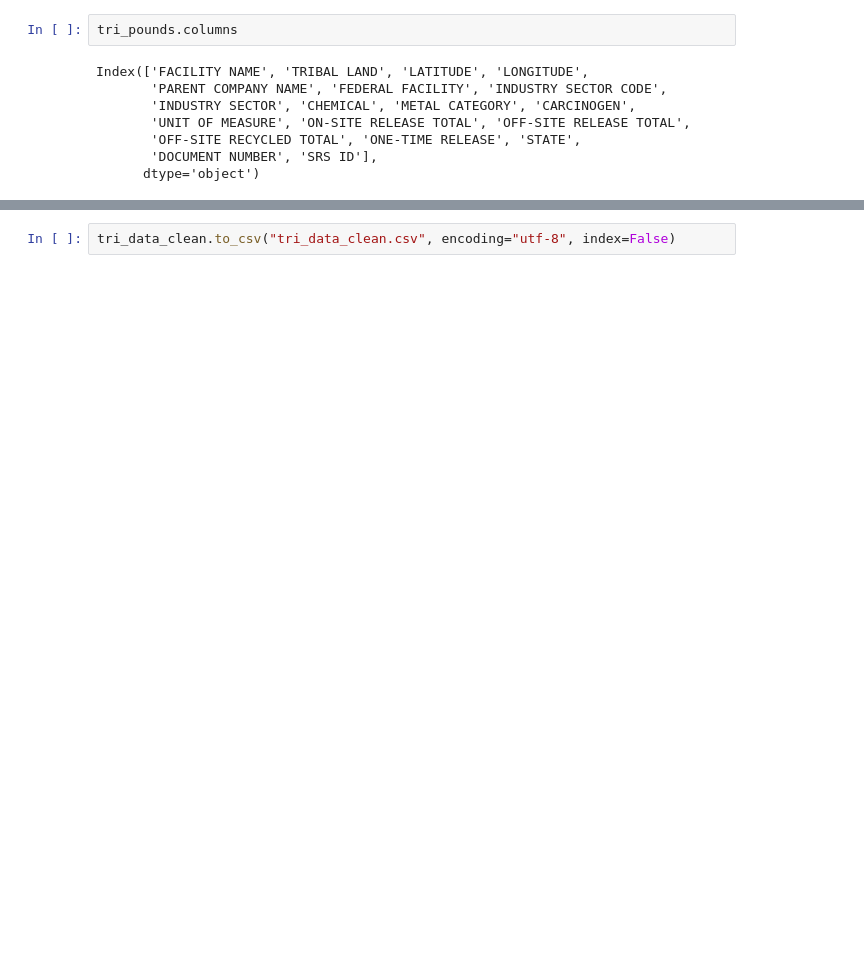
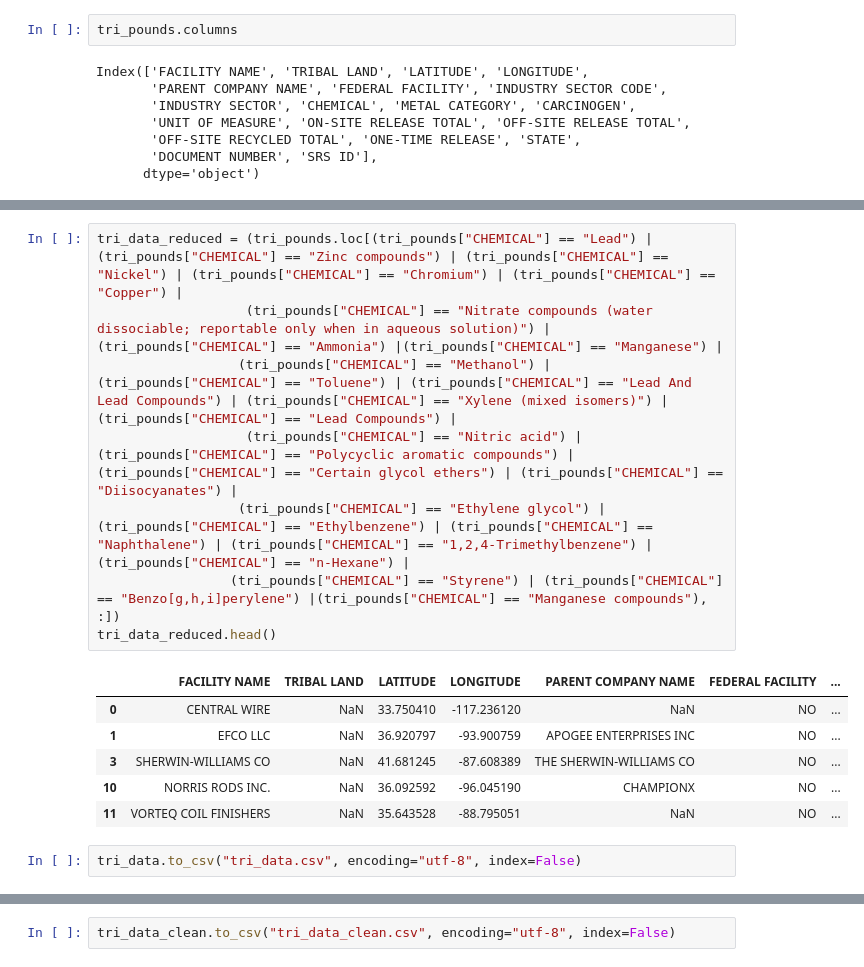
Before and after one commit to lathamlm/Project-03, a Jupyter notebook: cleaning_data.ipynb, the cells around one changed output, grey strips where cells are left out. Drawn from its saved outputs; the diff is of its cells as text; blank space fills up the shorter version.

Commit message:
morning commit
cleaned up jupyter code and cleaned data based on group feedback

```diff
--- a/cleaning_data.ipynb
+++ b/cleaning_data.ipynb
@@ -108,3 +108,20 @@ tri_data_clean
 | 77466 | 1321220193674 | CAPITOL STAMPINGS CORP | NaN | WI | 43.060700 | -87.947770 | NO | ... |
 | 77467 | 1321220358612 | CHERRY AEROSPACE | BERKSHIRE HATHAWAY INC | CA | 33.716353 | -117.855996 | NO | ... |
 76659 rows × 19 columns
+# %%
+tri_data_reduced = (tri_pounds.loc[(tri_pounds["CHEMICAL"] == "Lead") | (tri_pounds["CHEMICAL"] == "Zinc compounds") | (tri_pounds["CHEMICAL"] == "Nickel") | (tri_pounds["CHEMICAL"] == "Chromium") | (tri_pounds["CHEMICAL"] == "Copper") |
+                   (tri_pounds["CHEMICAL"] == "Nitrate compounds (water dissociable; reportable only when in aqueous solution)") | (tri_pounds["CHEMICAL"] == "Ammonia") |(tri_pounds["CHEMICAL"] == "Manganese") |
+                  (tri_pounds["CHEMICAL"] == "Methanol") | (tri_pounds["CHEMICAL"] == "Toluene") | (tri_pounds["CHEMICAL"] == "Lead And Lead Compounds") | (tri_pounds["CHEMICAL"] == "Xylene (mixed isomers)") | (tri_pounds["CHEMICAL"] == "Lead Compounds") |
+                   (tri_pounds["CHEMICAL"] == "Nitric acid") | (tri_pounds["CHEMICAL"] == "Polycyclic aromatic compounds") | (tri_pounds["CHEMICAL"] == "Certain glycol ethers") | (tri_pounds["CHEMICAL"] == "Diisocyanates") |
+                  (tri_pounds["CHEMICAL"] == "Ethylene glycol") | (tri_pounds["CHEMICAL"] == "Ethylbenzene") | (tri_pounds["CHEMICAL"] == "Naphthalene") | (tri_pounds["CHEMICAL"] == "1,2,4-Trimethylbenzene") | (tri_pounds["CHEMICAL"] == "n-Hexane") |
+                 (tri_pounds["CHEMICAL"] == "Styrene") | (tri_pounds["CHEMICAL"] == "Benzo[g,h,i]perylene") |(tri_pounds["CHEMICAL"] == "Manganese compounds"), :])
+tri_data_reduced.head()
+# %% [output]
+|  | FACILITY NAME | TRIBAL LAND | LATITUDE | LONGITUDE | PARENT COMPANY NAME | FEDERAL FACILITY | ... |
+| 0 | CENTRAL WIRE | NaN | 33.750410 | -117.236120 | NaN | NO | ... |
+| 1 | EFCO LLC | NaN | 36.920797 | -93.900759 | APOGEE ENTERPRISES INC | NO | ... |
+| 3 | SHERWIN-WILLIAMS CO | NaN | 41.681245 | -87.608389 | THE SHERWIN-WILLIAMS CO | NO | ... |
+| 10 | NORRIS RODS INC. | NaN | 36.092592 | -96.045190 | CHAMPIONX | NO | ... |
+| 11 | VORTEQ COIL FINISHERS | NaN | 35.643528 | -88.795051 | NaN | NO | ... |
+# %%
+tri_data.to_csv("tri_data.csv", encoding="utf-8", index=False)
```
Also changed, not shown: parts of 13 cells of this notebook, 4 other files.
